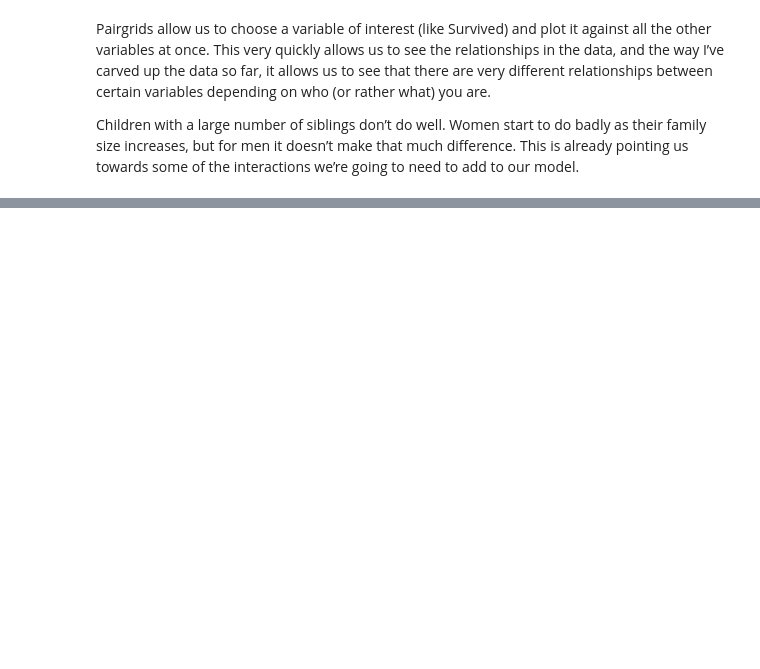
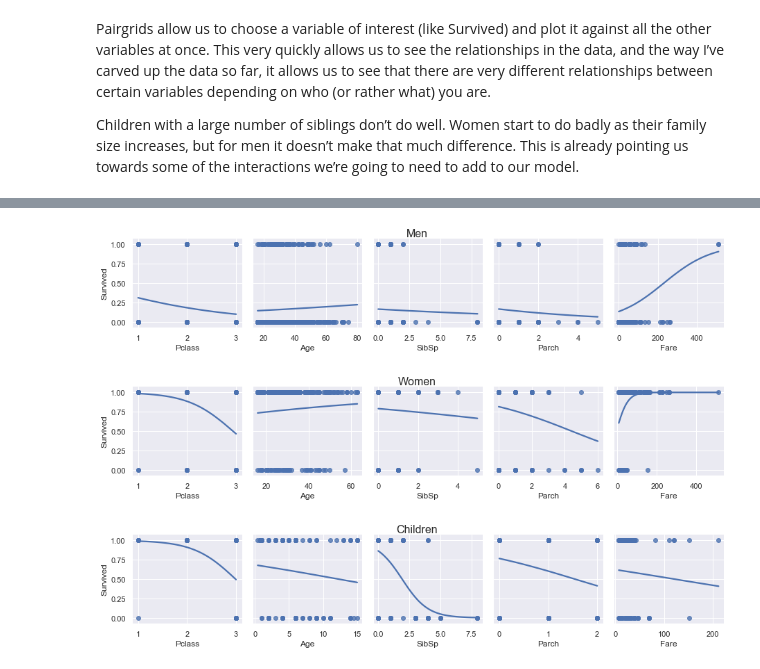
Before and after one commit to joedockrill/blog, a Jupyter notebook: _notebooks/2020-06-02-Plotting-with-pairgrids.ipynb, the cells around one changed output, grey strips where cells are left out. Saved outputs shown, nothing was run; the diff lists cells and outputs as text; code cells hidden in the pictures; blank space fills up the shorter version.

```diff
--- a/_notebooks/2020-06-02-Plotting-with-pairgrids.ipynb
+++ b/_notebooks/2020-06-02-Plotting-with-pairgrids.ipynb
@@ -32,7 +32,7 @@ Pairgrids allow us to choose a variable of interest (like Survived) and plot it
 Children with a large number of siblings don’t do well. Women start to do badly as their family size increases, but for men it doesn’t make that much difference. This is already pointing us towards some of the interactions we’re going to need to add to our model.
 # %%
 #hide_input
-blog_image("log_pg_men.png")
-blog_image("log_pg_women.png")
-blog_image("log_pg_children.png")
+local_image("log_pg_men.png")
+local_image("log_pg_women.png")
+local_image("log_pg_children.png")
 # %% [output]
@@ -42,3 +39,6 @@ blog_image("log_pg_children.png")
+[figure, added]
+[figure, added]
+[figure, added]
 # %%
 def LogisticPairPlot(df, y, exclude_cols=None):
   values = df.columns.tolist()
```
Also changed, not shown: parts of 3 cells of this notebook.
